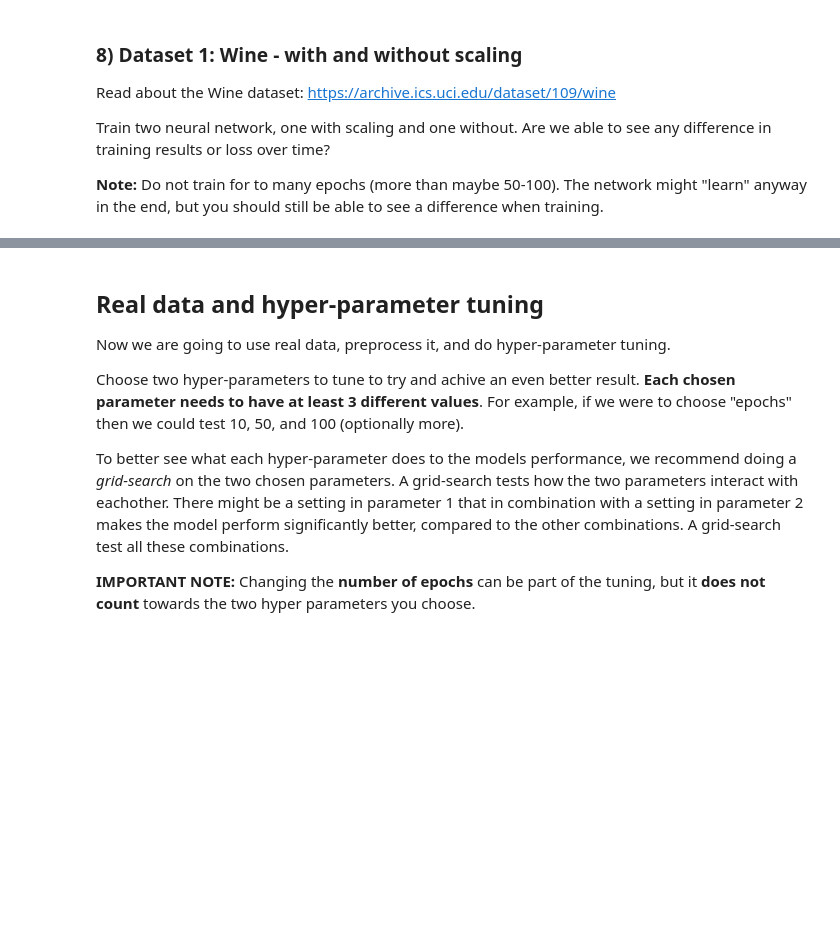
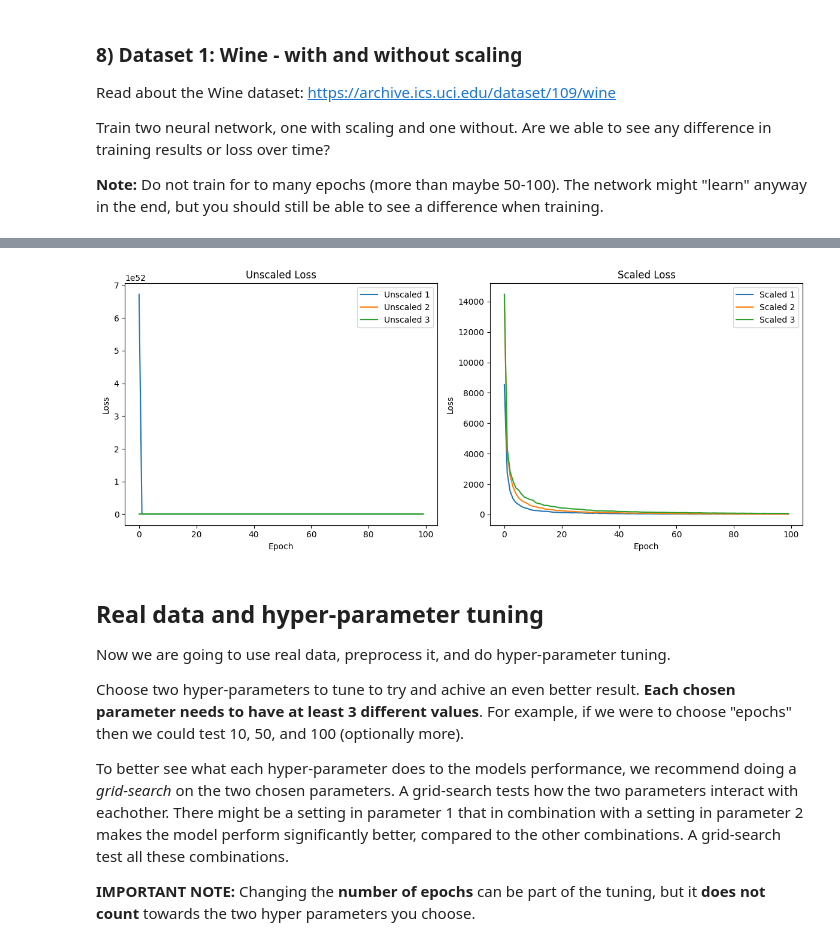
Before and after one commit to iM0ritz/MachineLearning, a Jupyter notebook: Assignment3/ML-Assignment 3-Moritz_Schlitter-Ben_Ertugrul.ipynb, the cells around one changed output, grey strips where cells are left out. Cells and saved outputs as stored; diff of their text form; code cells hidden in the pictures; blank space fills up the shorter version.

```diff
--- a/Assignment3/ML-Assignment 3-Moritz_Schlitter-Ben_Ertugrul.ipynb
+++ b/Assignment3/ML-Assignment 3-Moritz_Schlitter-Ben_Ertugrul.ipynb
@@ -303,16 +374,68 @@ Train two neural network, one with scaling and one without. Are we able to see a
 from sklearn import preprocessing # For one-hot-encoding and scaling if needed
 from sklearn.model_selection import train_test_split
 
-data_wine = pd.read_csv("wine.csv").to_numpy()
+# Load Data
+data_wine = pd.read_csv("wine.csv", header=1).to_numpy()
 
-# TODO: Set up the data and split it into train and test-sets.
+# Data and Label split
+X_unscaled = data_wine[:, :-1]
+y_raw = data_wine[:, -1].astype(int)
 
-# TODO: Train and test your neural networks.
-# NOTE: Use the same train/test split for both neural network models!
+# One-hot encoding of the labels
+# Labels [1, 2, 3] -> [0, 1, 2]# TODO: Plot the results with matplotlib (plt)
+target_encoder = preprocessing.LabelEncoder()
+y_raw = target_encoder.fit_transform(y_raw)
 
-# TODO: Do the above at least 3 times
-# NOTE: Use loops here!
+num_classes = len(np.unique(y_raw))
+y_onehot = np.eye(num_classes)[y_raw]
 
-# TODO: Plot the results with matplotlib (plt)
-# NOTE: One combined lineplot with the scaling and one without the scaling, 2 plots in total.
-# NOTE: Plot both the accuracy and the loss!
+# Train-test split and scaling
+x_train_unscaled, x_test_unscaled, y_train, y_test = train_test_split(X_unscaled, y_onehot, test_size=0.2, random_state=42)
+scaler = preprocessing.StandardScaler()
+x_train_scaled = scaler.fit_transform(x_train_unscaled)
+x_test_scaled = scaler.transform(x_test_unscaled)
+
+# Network setup
+input_dim = x_train_unscaled.shape[1]
+losses_unscaled = []
+losses_scaled = []
+accuracies_unscaled = []
+accuracies_scaled = []
+
+# Training
+for i in range(3):
+    nn_wine_unscaled = NeuralNet(input_dim, num_classes, [18, 12])
+    nn_wine_scaled = NeuralNet(input_dim, num_classes, [18, 12])
+
+    print(f"Run {i+1}...")
+
+    # Train Unscaled
+    loss_u = nn_wine_unscaled.train_net(x_train_unscaled, y_train, batch_size=32, epochs=100, learning_rate=1e-4)
+    losses_unscaled.append(loss_u)
+    # Train Scaled
+    loss_s = nn_wine_scaled.train_net(x_train_scaled, y_train, batch_size=32, epochs=100, learning_rate=1e-4)
+    losses_scaled.append(loss_s)
+
+# Plot the loss
+plt.figure(figsize=(12, 5))
+# Plot 1: Unscaled
+plt.subplot(1, 2, 1) # Row 1, Col 2, Index 1 (Left)
+for i, loss in enumerate(losses_unscaled):
+    plt.plot(loss, label=f"Unscaled {i+1}")
+plt.title("Unscaled Loss") # Fixed typo "Unsacled"
+plt.xlabel("Epoch")
+plt.ylabel("Loss")
+plt.legend()
+
+# Plot 2: Scaled
+plt.subplot(1, 2, 2) # Row 1, Col 2, Index 2 (Right) <--- CHANGE THIS
+for i, loss in enumerate(losses_scaled):
+    plt.plot(loss, label=f"Scaled {i+1}")
+plt.title("Scaled Loss")
+plt.xlabel("Epoch")
+plt.ylabel("Loss")
+plt.legend()
+
+plt.tight_layout()
+plt.show()
+# %% [output]
@@ -319,3 +459,4 @@ data_wine = pd.read_csv("wine.csv").to_numpy()
+[figure, added]
 # %% [markdown]
 ## Real data and hyper-parameter tuning
 
```
Also changed, not shown: parts of 6 cells of this notebook.
